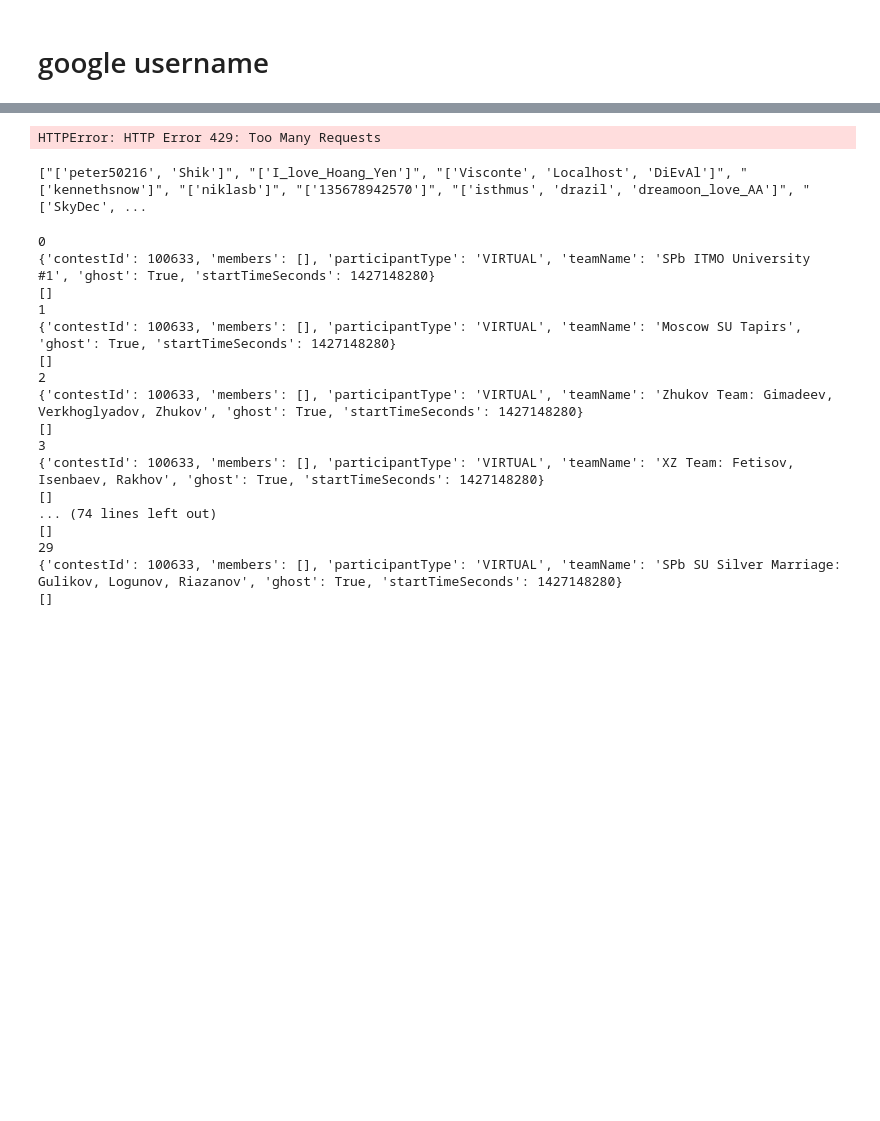
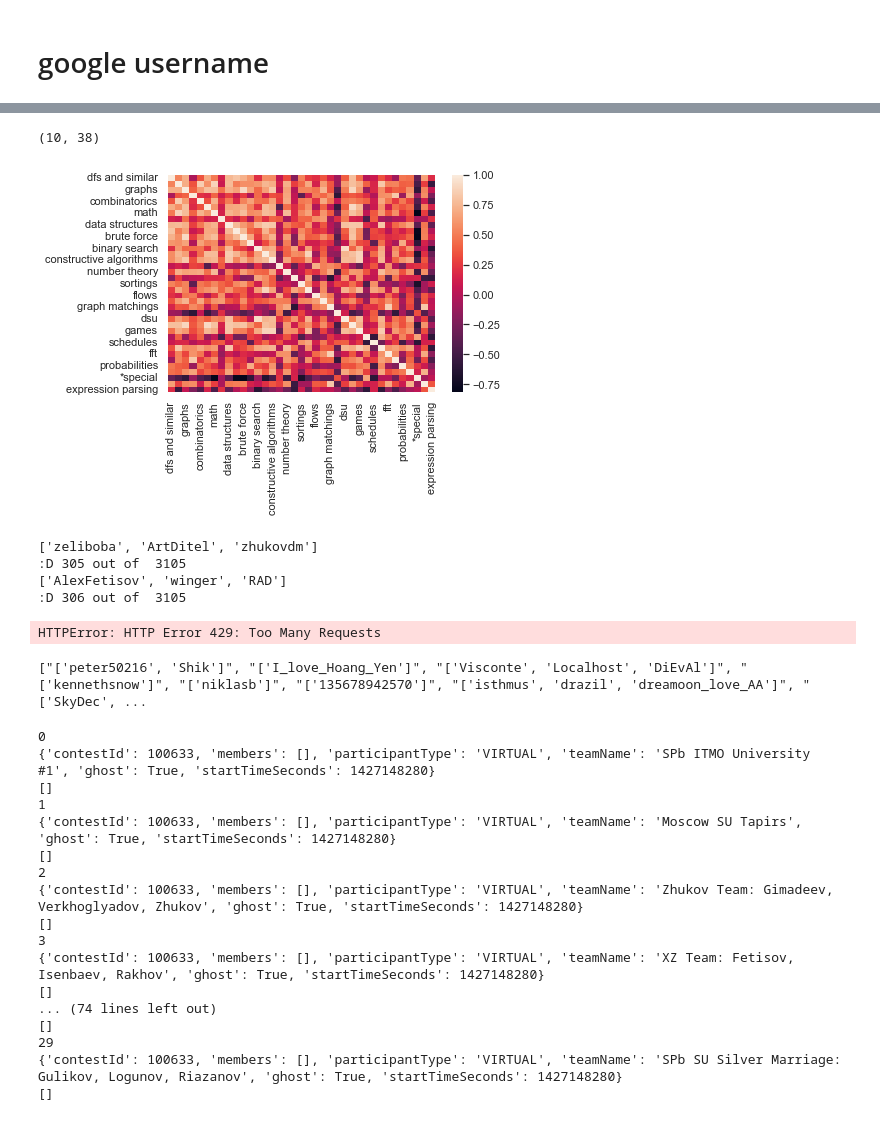
Before and after one commit to Sepsad/Codeforces-exploration, a Jupyter notebook: exploration_contest.ipynb, the cells around one changed output, grey strips where cells are left out. Drawn from its saved outputs; the diff is of its cells as text; code cells hidden in the pictures; blank space fills up the shorter version.

Commit message:
corr plot added

```diff
--- a/exploration_contest.ipynb
+++ b/exploration_contest.ipynb
@@ -230,0 +253,11 @@ print(len(ghost), len(party), len(members))
+# %%
+tags =  list(users_df.tag_info[0].keys())
+# %%
+users_performance_df = pd.DataFrame()
+
+def get_tag_performance(a, tag):
+
+    try:
+        return a[tag]['median']
+    except:
+        return np.nan
@@ -231,3 +273,18 @@ print(len(ghost), len(party), len(members))
+# %%
+for t in tags:
+    users_performance_df[t] = users_df.tag_info.apply(lambda x: get_tag_performance(x, t))
+
+users_performance_df['ID'] = users_df.user
+# %%
+users_performance_df.shape
+# %% [output]
+(10, 38)
+# %%
+import seaborn as sns; sns.set_theme()
+
+ax = sns.heatmap(users_performance_df.corr())
+# %% [output]
+[figure, added]
 # %%
 ghost = standing["ghost"].tolist()
 party = standing["party"].tolist()
@@ -260,8 +317,8 @@ for i in range(0, len(ghost)):
                 no += 1
             print(members[i])
             print(":D", i, "out of ", len(ghost))
-        if cnt >= 5:
-            break
+        # if cnt >= 5:
+        #     break
     else:
         x = ast.literal_eval(members[i])
         y = []
@@ -271,7 +328,11 @@ for i in range(0, len(ghost)):
 print("successfull searchs resulting complete teams = ", yes)
 print("unsuccessfull searchs resulting incomplete teams = ", no)
 # %% [output]
-HTTPError: HTTP Error 429: Too Many Requests
+['zeliboba', 'ArtDitel', 'zhukovdm']
+:D 305 out of  3105
+['AlexFetisov', 'winger', 'RAD']
+:D 306 out of  3105
+HTTPError: HTTP Error 429: Too Many Requests
 # %%
 print(members[:10])
 # %% [output]
```
Also changed, not shown: parts of 21 cells of this notebook.
